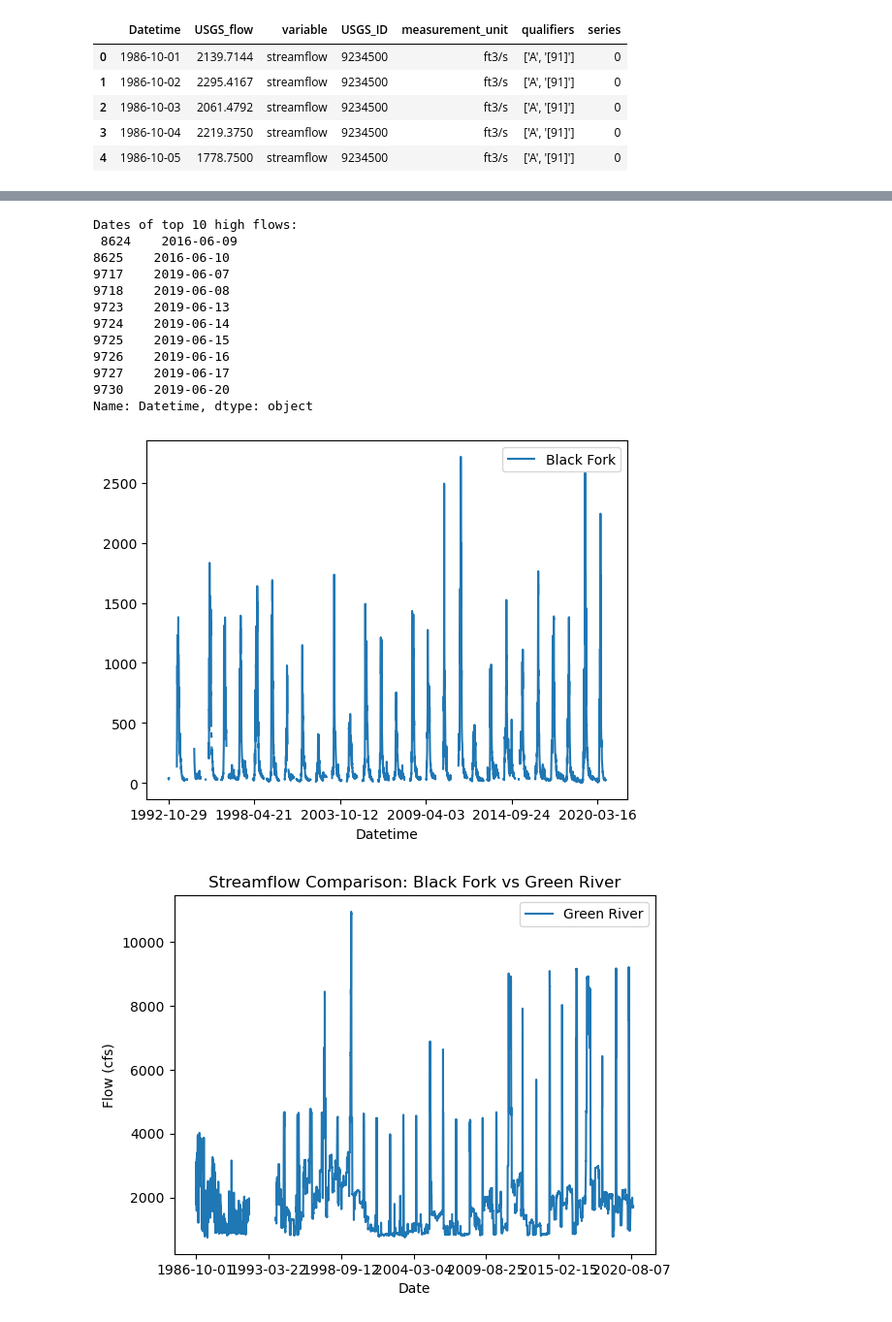
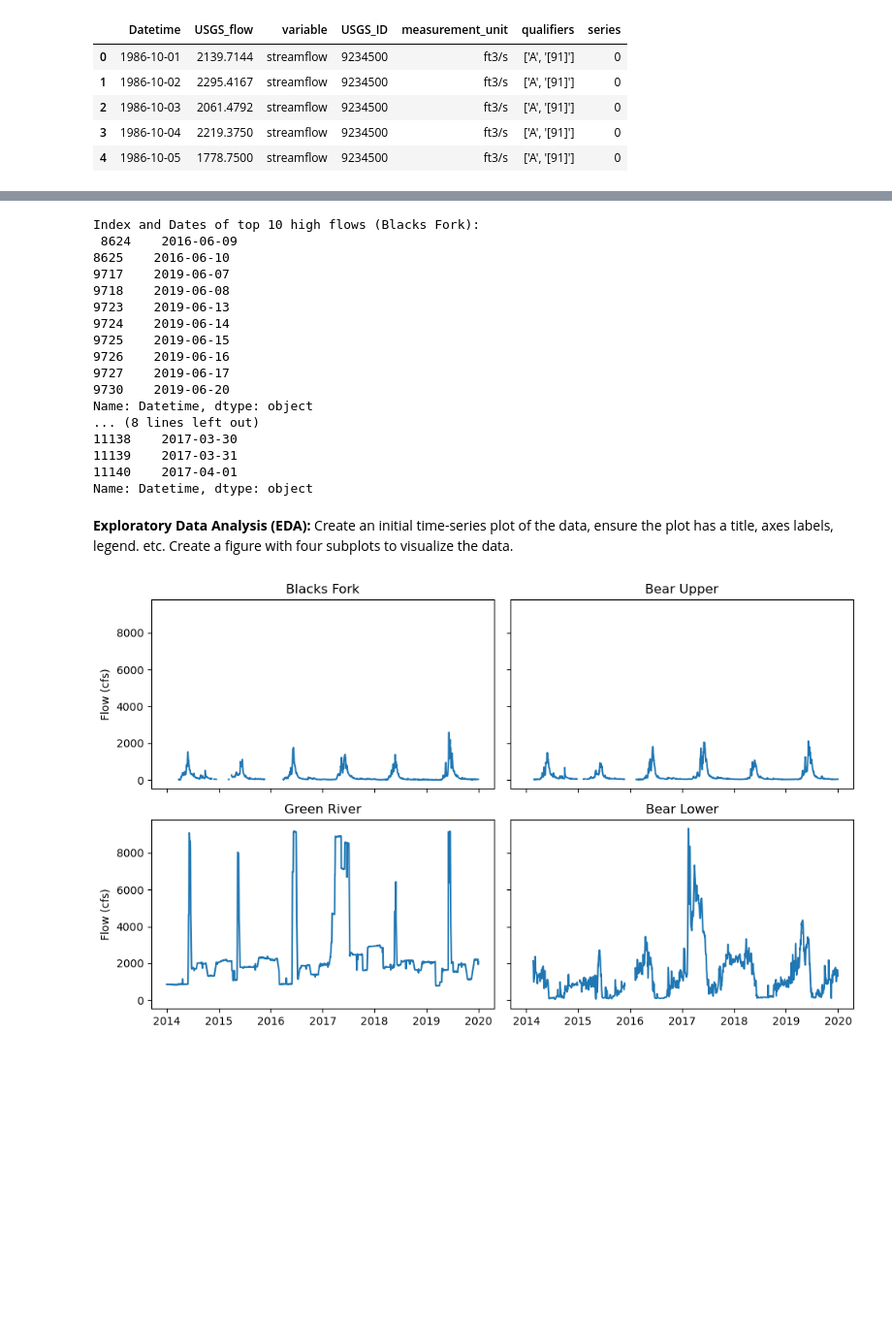
Before and after one commit to adernbach/HydroinformaticsHomework, a Jupyter notebook: data_aquisition_visualization.ipynb, the cells around one changed output, grey strips where cells are left out. Shown at 97% size. Cells and saved outputs as stored; diff of their text form; code cells hidden in the pictures; blank space fills up the shorter version.

Commit message:
initial data uploads, visualizations, and assessment

```diff
--- a/data_aquisition_visualization.ipynb
+++ b/data_aquisition_visualization.ipynb
@@ -18,6 +13,8 @@ import pandas as pd
 #load data
 blackfork = pd.read_csv('data/09217900_1980_2020.csv')
 greenriver = pd.read_csv('data/09234500_1980_2020.csv')
+bear_upper = pd.read_csv('data/10011500_1980_2020.csv')
+bear_lower = pd.read_csv('data/10126000_1980_2020.csv')
 
 greenriver.head()
 # %% [output]
@@ -31,22 +30,22 @@ greenriver.head()
 # what years does the data cover?
 print("Blacks Fork data covers years:", blackfork['Datetime'].min(), "to", blackfork['Datetime'].max())
 print("Green River data covers years:", greenriver['Datetime'].min(), "to", greenriver['Datetime'].max())
+print("Bear Upper data covers years:", bear_upper['Datetime'].min(), "to", bear_upper['Datetime'].max())
+print("Bear Lower data covers years:", bear_lower['Datetime'].min(), "to", bear_lower['Datetime'].max())
 
 # 6 years of data = let's subset 2014-2019
 blackfork_subset = blackfork[(blackfork['Datetime'] >= '2014-01-01') & (blackfork['Datetime'] <= '2019-12-31')]
 greenriver_subset = greenriver[(greenriver['Datetime'] >= '2014-01-01') & (greenriver['Datetime'] <= '2019-12-31')]
+bear_upper_subset = bear_upper[(bear_upper['Datetime'] >= '2014-01-01') & (bear_upper['Datetime'] <= '2019-12-31')]
+bear_lower_subset = bear_lower[(bear_lower['Datetime'] >= '2014-01-01') & (bear_lower['Datetime'] <= '2019-12-31')]
 
 print(' ')
 
 #check for NAs
 print("Blacks Fork NAs after subset:", blackfork_subset['USGS_flow'].isna().sum())
 print("Green River NAs after subset:", greenriver_subset['USGS_flow'].isna().sum())
-
-print(' ')
-
-#check for weird values
-print('Blacks Fork after subset:\n', blackfork_subset['USGS_flow'].describe(), '\n')
-print('Green River after subset:\n', greenriver_subset['USGS_flow'].describe())
+print("Bear Upper NAs after subset:", bear_upper_subset['USGS_flow'].isna().sum())
+print("Bear Lower NAs after subset:", bear_lower_subset['USGS_flow'].isna().sum())
 # %% [output]
 Blacks Fork data covers years: 1992-10-29 to 2020-09-29
 Green River data covers years: 1986-10-01 to 2020-09-29
@@ -70,9 +85,14 @@ Name: USGS_flow, dtype: float64
 #get values from the date column of top 10 high flows and sort them by date
 top_10_high_flows = blackfork_subset['USGS_flow'].nlargest(10)
 top_10_high_flow_dates = blackfork_subset.loc[top_10_high_flows.index, 'Datetime']
-print("Dates of top 10 high flows:\n", top_10_high_flow_dates.sort_values())
+print("Index and Dates of top 10 high flows (Blacks Fork):\n", top_10_high_flow_dates.sort_values())
+
+#do the same for bear_lower
+top_10_high_flows = bear_lower_subset['USGS_flow'].nlargest(10)
+top_10_high_flow_dates = bear_lower_subset.loc[top_10_high_flows.index, 'Datetime']
+print("Index and Dates of top 10 high flows (Bear Lower):\n", top_10_high_flow_dates.sort_values())
 # %% [output]
-Dates of top 10 high flows:
+Index and Dates of top 10 high flows (Blacks Fork):
  8624    2016-06-09
 8625    2016-06-10
 9717    2019-06-07
@@ -84,15 +104,45 @@ Dates of top 10 high flows:
 9727    2019-06-17
 9730    2019-06-20
 Name: Datetime, dtype: object
+... (8 lines left out)
+11138    2017-03-30
+11139    2017-03-31
+11140    2017-04-01
+Name: Datetime, dtype: object
+# %%
+#remove unwanted columns from each subset
+blackfork_subset = blackfork_subset.drop(columns=['variable', 'USGS_ID', 'measurement_unit', 'qualifiers', 'series'])
+greenriver_subset = greenriver_subset.drop(columns=['variable', 'USGS_ID', 'measurement_unit', 'qualifiers', 'series'])
+bear_upper_subset = bear_upper_subset.drop(columns=['variable', 'USGS_ID', 'measurement_unit', 'qualifiers', 'series'])
+bear_lower_subset = bear_lower_subset.drop(columns=['variable', 'USGS_ID', 'measurement_unit', 'qualifiers', 'series'])
+# %% [markdown]
+**Exploratory Data Analysis (EDA):** Create an initial time-series plot of the data, ensure the plot has a title, axes labels, legend. etc. Create a figure with four subplots to visualize the data.
 # %%
-#create plot
-blackfork.plot(x='Datetime', y='USGS_flow', label='Black Fork')
-greenriver.plot(x='Datetime', y='USGS_flow', label='Green River')
-plt.xlabel('Date')
-plt.ylabel('Flow (cfs)')
-plt.title('Streamflow Comparison: Black Fork vs Green River')
-plt.legend()
+#create 4 subplots of the subsets
+fig, axes = plt.subplots(2, 2, figsize=(10, 6), sharex=True, sharey=True) #size = width, height
+
+data = [blackfork_subset, greenriver_subset, bear_upper_subset, bear_lower_subset]
+
+for df in data:
+    df['Datetime'] = pd.to_datetime(df['Datetime'])
+
+axes[0, 0].plot(blackfork_subset['Datetime'], blackfork_subset['USGS_flow'])
+axes[0, 0].set_title('Blacks Fork')
+axes[0, 0].set_ylabel('Flow (cfs)')
+axes[0, 1].plot(bear_upper_subset['Datetime'], bear_upper_subset['USGS_flow'])
+axes[0, 1].set_title('Bear Upper')
+axes[1, 0].plot(greenriver_subset['Datetime'], greenriver_subset['USGS_flow'])
+axes[1, 0].set_title('Green River')
+axes[1, 0].set_ylabel('Flow (cfs)')
+axes[1, 1].plot(bear_lower_subset['Datetime'], bear_lower_subset['USGS_flow'])
+axes[1, 1].set_title('Bear Lower')
+axes[1, 0].xaxis.set_major_locator(mdates.YearLocator())
+axes[1, 1].xaxis.set_major_locator(mdates.YearLocator())
+axes[1, 0].xaxis.set_major_formatter(mdates.DateFormatter('%Y'))
+axes[1, 1].xaxis.set_major_formatter(mdates.DateFormatter('%Y'))
+
+fig.tight_layout()
+
 plt.show()
 # %% [output]
-[figure, old version]
+[figure, new version]
-[figure, removed]
```
Also changed, not shown: parts of 7 cells of this notebook, 3 other files.
